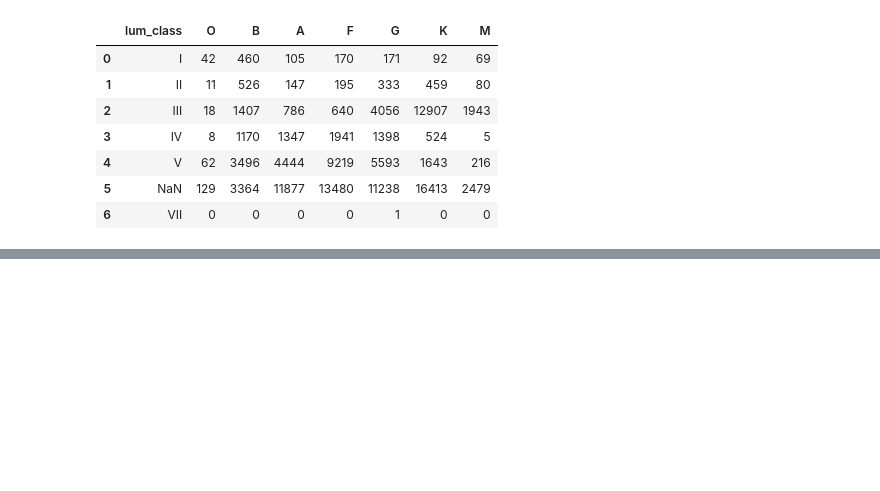
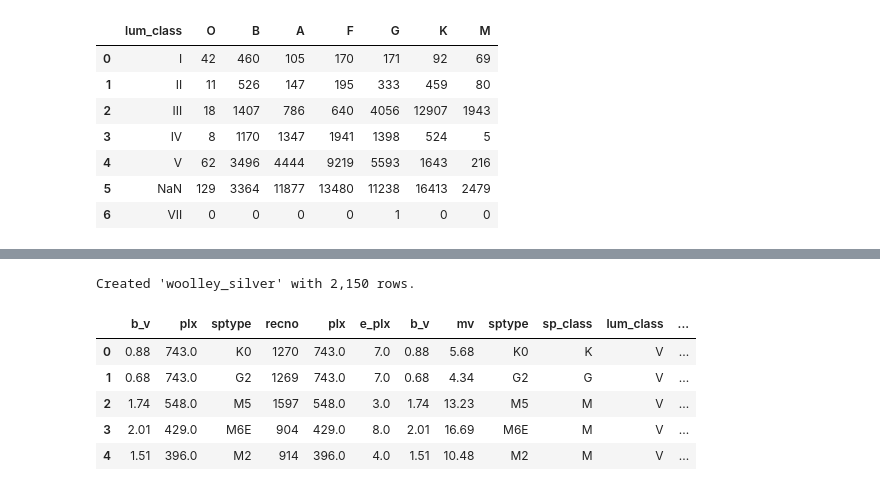
Before and after one commit to dustinmiller91/stellar_analysis, a Jupyter notebook: stellar_analysis.ipynb, the cells around one changed output, grey strips where cells are left out. Cells and saved outputs as stored; diff of their text form; code cells hidden in the pictures; blank space fills up the shorter version.

```diff
--- a/stellar_analysis.ipynb
+++ b/stellar_analysis.ipynb
@@ -251,0 +290,54 @@ df.head(20)
+# %%
+# I can't believe that worked the first try.
+source_cols_wly = {
+    "recno":    "TEXT",
+    "plx":      "REAL",
+    "e_plx":    "REAL",
+    "B_V":      "REAL",
+    "Mv":       "REAL",
+    "SpType":   "TEXT",
+    "LC_Code":  "TEXT"
+}
+
+build_silver_table(DB, 'woolley_bronze', 'woolley_silver', source_cols_wly)
+
+lum_update_sql = '''
+    UPDATE woolley_silver
+    SET lum_class = CASE
+        WHEN lc_code = 1 THEN 'I'
+        WHEN lc_code = 2 THEN 'II'
+        WHEN lc_code = 3 THEN 'III'
+        WHEN lc_code = 4 THEN 'IV'
+        WHEN lc_code = 5 THEN 'V'
+        WHEN lc_code = 6 THEN 'VI'
+        WHEN lc_code = 7 THEN 'VII'
+        ELSE '' END;
+'''
+
+# Handle lc_code convert it to lum_class
+con = sqlite3.connect(DB)
+
+try:
+    cur = con.cursor()
+
+    cur.execute(lum_update_sql)
+    cur.execute('ALTER TABLE woolley_silver DROP COLUMN lc_code;')
+
+    con.commit()
+    con.close()
+except Exception as e:
+    print(e)
+    con.close()
+# %% [output]
+Created 'woolley_silver' with 2,150 rows.
+# %%
+df = query_sqlite('SELECT b_v, plx, sptype, * FROM woolley_silver WHERE b_v >0 LIMIT 5000', DB)
+# %%
+df.head()
+# %% [output]
+|  | b_v | plx | sptype | recno | plx | e_plx | b_v | mv | sptype | sp_class | lum_class | ... |
+| 0 | 0.88 | 743.0 | K0 | 1270 | 743.0 | 7.0 | 0.88 | 5.68 | K0 | K | V | ... |
+| 1 | 0.68 | 743.0 | G2 | 1269 | 743.0 | 7.0 | 0.68 | 4.34 | G2 | G | V | ... |
+| 2 | 1.74 | 548.0 | M5 | 1597 | 548.0 | 3.0 | 1.74 | 13.23 | M5 | M | V | ... |
+| 3 | 2.01 | 429.0 | M6E | 904 | 429.0 | 8.0 | 2.01 | 16.69 | M6E | M | V | ... |
+| 4 | 1.51 | 396.0 | M2 | 914 | 396.0 | 4.0 | 1.51 | 10.48 | M2 | M | V | ... |
```
Also changed, not shown: parts of 13 cells of this notebook.
